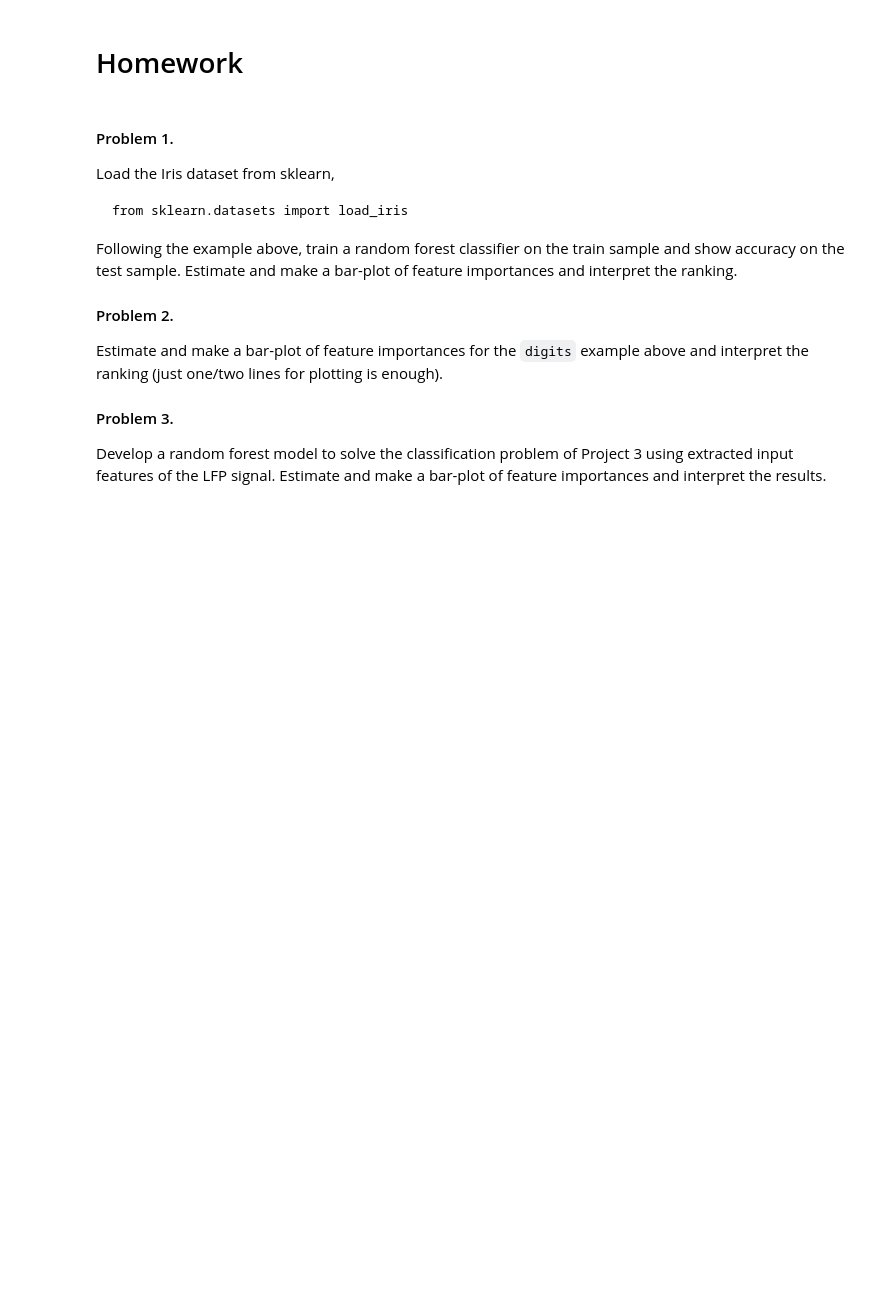
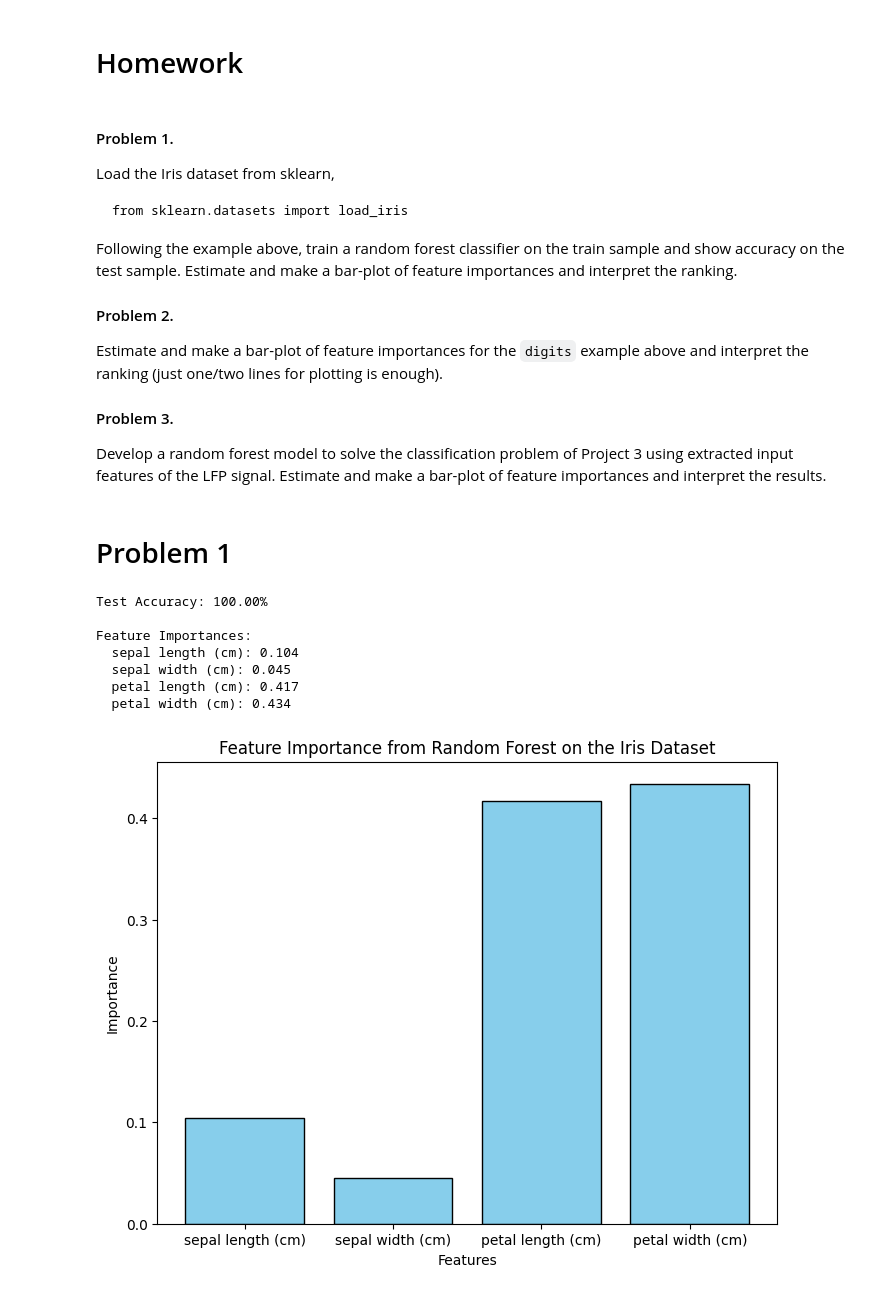
Before and after one commit to NolanRink/CS4540, a Jupyter notebook: HW12/Copy_of_Trees,_RF.ipynb, the cells around one changed output. Saved outputs shown, nothing was run; the diff lists cells and outputs as text; code cells hidden in the pictures; blank space fills up the shorter version.

```diff
--- a/HW12/Copy_of_Trees,_RF.ipynb
+++ b/HW12/Copy_of_Trees,_RF.ipynb
@@ -14,7 +14,6 @@ We begin with the standard imports:
 %matplotlib inline
 import numpy as np
 import matplotlib.pyplot as plt
-plt.style.use('seaborn-whitegrid')
 # %% [markdown]
 ## Motivating Random Forests: Decision Trees
 # %% [markdown]
@@ -279,3 +325,52 @@ Estimate and make a bar-plot of feature importances for the `digits` example abo
 
 #### Problem 3.
 Develop a random forest model to solve the classification problem of Project 3 using extracted input features of the LFP signal. Estimate and make a bar-plot of feature importances and interpret the results.
+# %% [markdown]
+# Problem 1
+# %%
+
+import numpy as np
+import matplotlib.pyplot as plt
+from sklearn.datasets import load_iris
+from sklearn.model_selection import train_test_split
+from sklearn.ensemble import RandomForestClassifier
+
+#Load the Iris dataset
+iris = load_iris()
+X = iris.data            # Features: sepal length, sepal width, petal length, petal width
+y = iris.target          # Class labels: 0 (setosa), 1 (versicolor), 2 (virginica)
+
+
+# Split the data into training and test samples
+X_train, X_test, y_train, y_test = train_test_split(X, y, test_size=0.3, random_state=42)
+
+# Initialize and train the Random Forest Classifier
+rf = RandomForestClassifier(n_estimators=100, random_state=42)
+rf.fit(X_train, y_train)
+
+# Evaluate the classifier on the test set
+accuracy = rf.score(X_test, y_test)
+print("Test Accuracy: {:.2f}%".format(accuracy * 100))
+
+# Extract feature importances from the trained model
+importances = rf.feature_importances_
+print("\nFeature Importances:")
+for feature_name, importance in zip(iris.feature_names, importances):
+    print(f"  {feature_name}: {importance:.3f}")
+
+
+plt.figure(figsize=(8, 6))
+plt.bar(iris.feature_names, importances, color='skyblue', edgecolor='k')
+plt.xlabel('Features')
+plt.ylabel('Importance')
+plt.title('Feature Importance from Random Forest on the Iris Dataset')
+plt.show()
+# %% [output]
+Test Accuracy: 100.00%
+
+Feature Importances:
+  sepal length (cm): 0.104
+  sepal width (cm): 0.045
+  petal length (cm): 0.417
+  petal width (cm): 0.434
+[figure, added]
```
Also changed, not shown: parts of 23 cells of this notebook.
